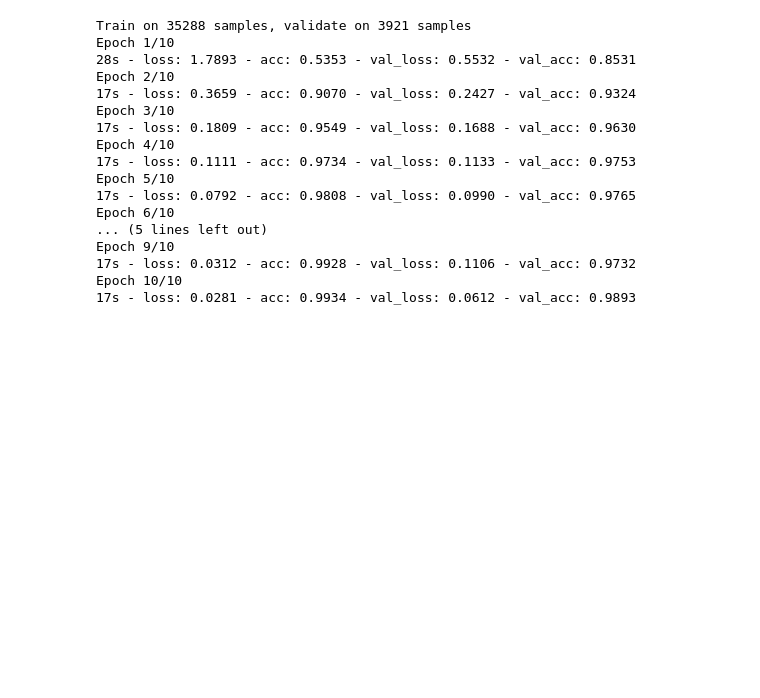
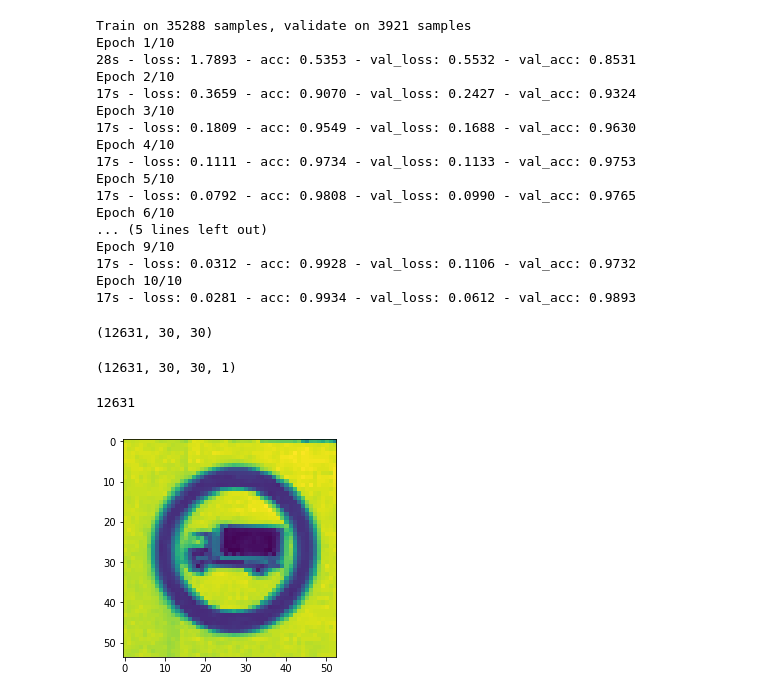
Before and after one commit to KaramMawas/Traffic_Sign_Recognition, a Jupyter notebook: Traffic Sign Recognition.ipynb, the cells around one changed output. Cells and saved outputs as stored; diff of their text form; code cells hidden in the pictures; blank space fills up the shorter version.

```diff
--- a/Traffic Sign Recognition.ipynb
+++ b/Traffic Sign Recognition.ipynb
@@ -221,3 +221,13 @@ Epoch 10/10
 model.save('10epoch_10val_NoMean_2conv') # model_1 = tf.keras.models.load_model('10epoch_10val_NoMean_2conv')
 # %%
 #predictions = new_model.predict([x_test])
+# %%
+def load_test_images(dir_name = './GTSRB/Final_Test/Images'):
+    image_list = []
+    files = [os.path.join(dir_name, f) for f in os.listdir(dir_name)]
+    for f in files:
+        img = cv2.imread(f,0)
+        image_list.append(np.array(img))
+    return image_list
+# %%
+test_images = load_test_images()
@@ -223,0 +241,4 @@ model.save('10epoch_10val_NoMean_2conv') # model_1 = tf.keras.models.load_model(
+# %%
+x_test.shape
+# %% [output]
+(12631, 30, 30)
@@ -223,0 +247,13 @@ model.save('10epoch_10val_NoMean_2conv') # model_1 = tf.keras.models.load_model(
+# %%
+x_test.shape
+# %% [output]
+(12631, 30, 30, 1)
+# %%
+len(test_images)
+# %% [output]
+12631
+# %%
+plt.imshow(test_images[0])
+plt.show()
+# %% [output]
+[figure, added]
```
Also changed, not shown: parts of 8 cells of this notebook.
